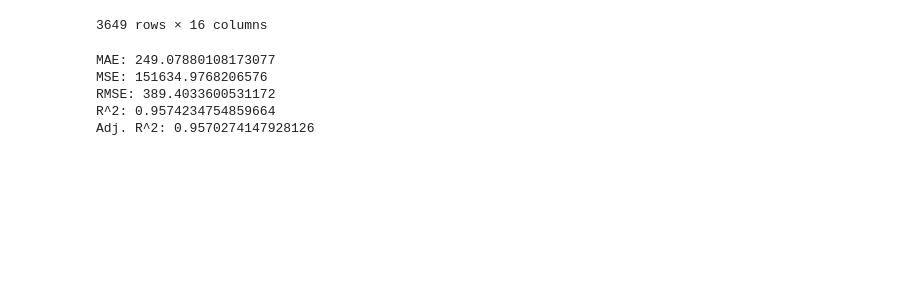
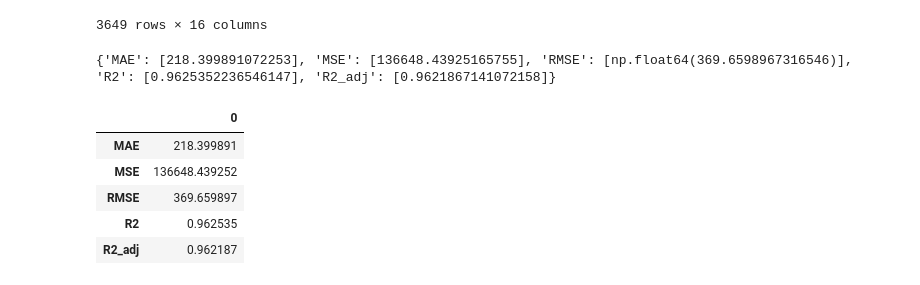
Before and after one commit to roicort/F-VICE, a Jupyter notebook: lstm.ipynb, the cells around one changed output. Drawn from its saved outputs; the diff is of its cells as text; code cells hidden in the pictures; blank space fills up the shorter version.

```diff
--- a/lstm.ipynb
+++ b/lstm.ipynb
@@ -114,7 +114,7 @@ def create_sequences(X, y, seq_len):
         ys.append(y[i+seq_len])
     return np.array(Xs), np.array(ys)
 
-seq_len = 7  # Puedes ajustar este valor
+seq_len = 3  # Puedes ajustar este valor
 
 X_train_seq, y_train_seq = create_sequences(X_train_scaled, y_train_scaled, seq_len)
 X_test_seq, y_test_seq = create_sequences(X_test_scaled, y_test_scaled, seq_len)
@@ -136,13 +136,13 @@ test_dataloader = DataLoader(test_data, shuffle=False, batch_size=batch_size)
 from neural import DenseLSTM
 
 input_dim = 10
-hidden_dim = 128  # Puedes ajustar este valor
-epochs = 32
+hidden_dim = 64  # Puedes ajustar este valor
+epochs = 30
 
 model = DenseLSTM(input_dim, hidden_dim, lstm_layers=2, bidirectional=True, dense=True)
 model.to(device)
 
-optimizer = torch.optim.AdamW(model.parameters(), lr=1e-3)
+optimizer = torch.optim.Adam(model.parameters())
 criterion = nn.MSELoss()
 
 model.fit(
@@ -163,27 +163,35 @@ y_pred = model.predict(
 # %%
 from sklearn.metrics import mean_squared_error, mean_absolute_error, r2_score
 
 y_pred = scaler_y.inverse_transform(y_pred.reshape(-1, 1)).flatten()
 y_test_seq_inv = scaler_y.inverse_transform(y_test_seq.reshape(-1, 1)).flatten()
 
 mse = mean_squared_error(y_test_seq_inv, y_pred)
 mae = mean_absolute_error(y_test_seq_inv, y_pred)
 
-print(f"MAE: {mae}")
-print(f"MSE: {mse}")
-print(f"RMSE: {np.sqrt(mse)}")
 r2 = r2_score(y_test_seq_inv, y_pred)
-print(f"R^2: {r2}")
 n = X_test.shape[0]  # número de muestras
 p = X_test.shape[1]  # número de predictores
 r2_adj = 1 - (1 - r2) * (n - 1) / (n - p - 1)
-print(f"Adj. R^2: {r2_adj}")
+
+results = {
+    "MAE": [mae],
+    "MSE": [mse],
+    "RMSE": [np.sqrt(mse)],
+    "R2": [r2],
+    "R2_adj": [r2_adj]
+}
+print(results)
+results_df = pd.DataFrame(results)
+results_df.T
 # %% [output]
-MAE: 249.07880108173077
-MSE: 151634.9768206576
-RMSE: 389.4033600531172
-R^2: 0.9574234754859664
-Adj. R^2: 0.9570274147928126
+{'MAE': [218.399891072253], 'MSE': [136648.43925165755], 'RMSE': [np.float64(369.6598967316546)], 'R2': [0.9625352236546147], 'R2_adj': [0.9621867141072158]}
+|  | 0 |
+| MAE | 218.399891 |
+| MSE | 136648.439252 |
+| RMSE | 369.659897 |
+| R2 | 0.962535 |
+| R2_adj | 0.962187 |
 # %%
 future_dates = get_future_dates(X_test.index[-1], until='2030-12-31')
 future_features = future_dates[['year', 'month', 'dayofyear']].copy()
```
Also changed, not shown: parts of 1 cell of this notebook, 15 other files.
